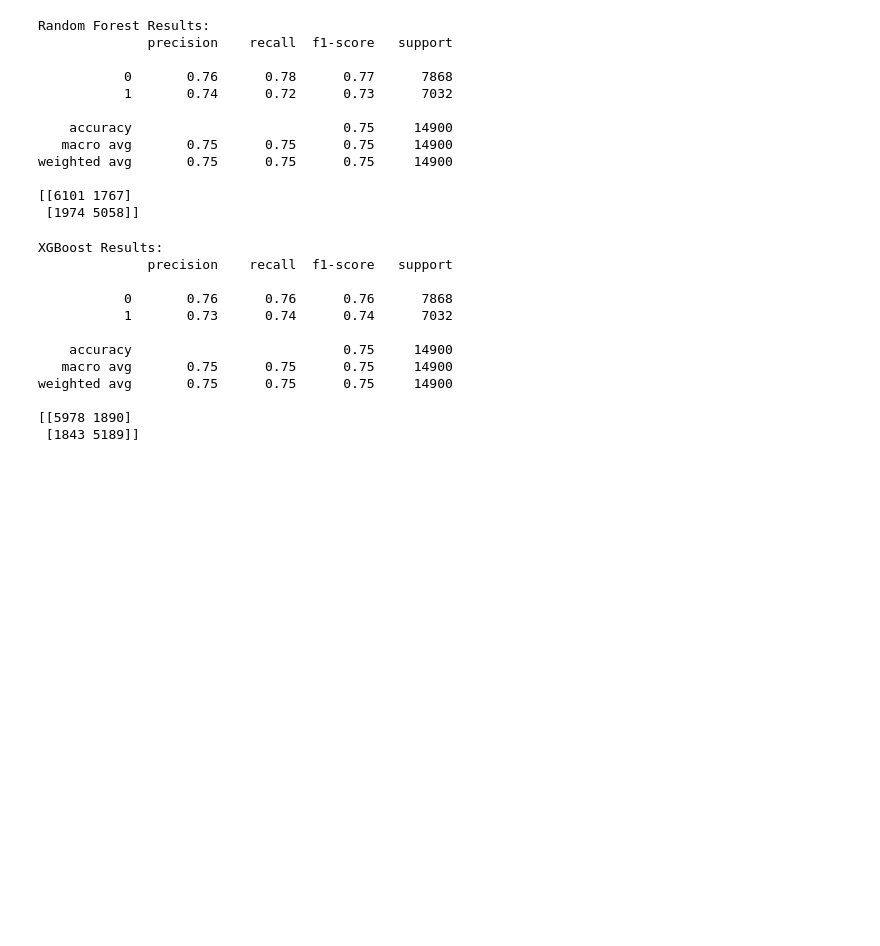
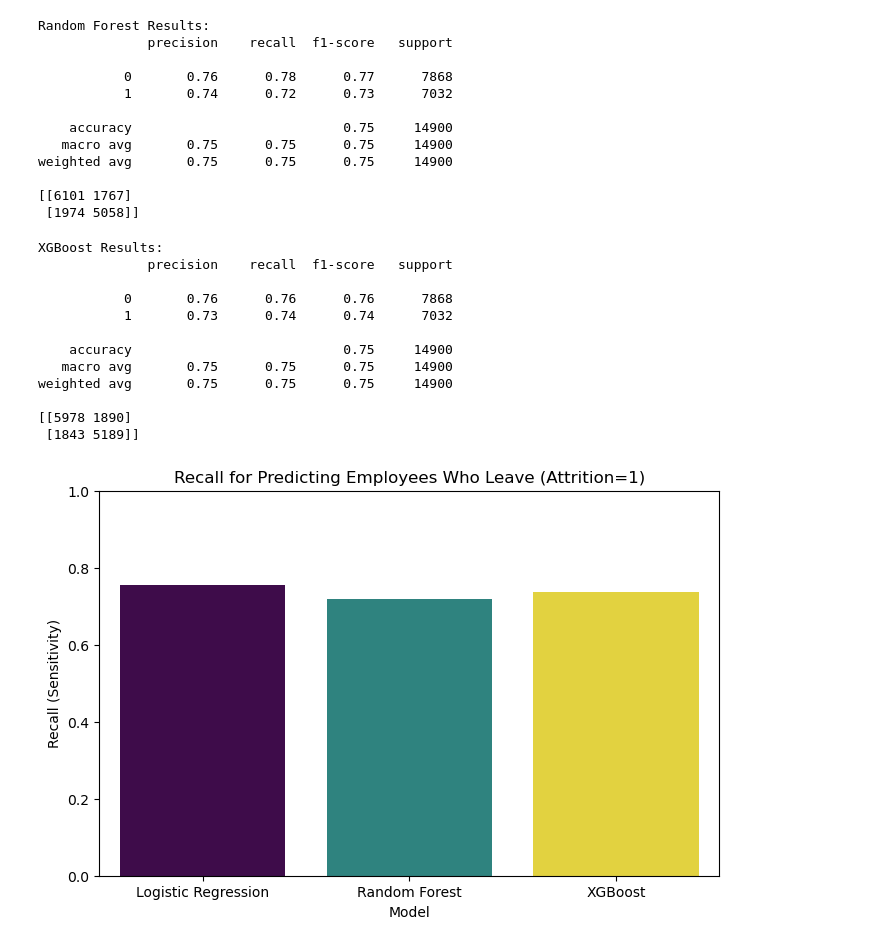
Before and after one commit to zeno1978/wgu-c964-capstone, a Jupyter notebook: employee_churn_prediction.ipynb, the cells around one changed output. Saved outputs shown, nothing was run; the diff lists cells and outputs as text; code cells hidden in the pictures; blank space fills up the shorter version.

Commit message:
Add model evaluation visualizations and insights for interpretability

```diff
--- a/employee_churn_prediction.ipynb
+++ b/employee_churn_prediction.ipynb
@@ -111,3 +111,31 @@ weighted avg       0.75      0.75      0.75     14900
 
 [[5978 1890]
  [1843 5189]]
+# %%
+import matplotlib.pyplot as plt
+import seaborn as sns
+from sklearn.metrics import recall_score
+
+# Suppose you have predictions from your 3 models:
+# y_pred_log, y_pred_rf, y_pred_xgb (already predicted on y_test)
+# And y_test is your true labels
+
+# Calculate recall for the positive class (1) for each model
+recall_log = recall_score(y_test, y_pred_log, pos_label=1)
+recall_rf = recall_score(y_test, y_pred_rf, pos_label=1)
+recall_xgb = recall_score(y_test, y_pred_xgb, pos_label=1)
+
+# Prepare data for plotting
+model_names = ['Logistic Regression', 'Random Forest', 'XGBoost']
+recall_scores = [recall_log, recall_rf, recall_xgb]
+
+plt.figure(figsize=(8,5))
+sns.barplot(x=model_names, y=recall_scores, palette='viridis', hue = x, legend=False)
+
+plt.title('Recall for Predicting Employees Who Leave (Attrition=1)')
+plt.ylabel('Recall (Sensitivity)')
+plt.ylim(0,1)
+plt.xlabel('Model')
+plt.show()
+# %% [output]
+[figure, added]
```
Also changed, not shown: parts of 1 cell of this notebook.
